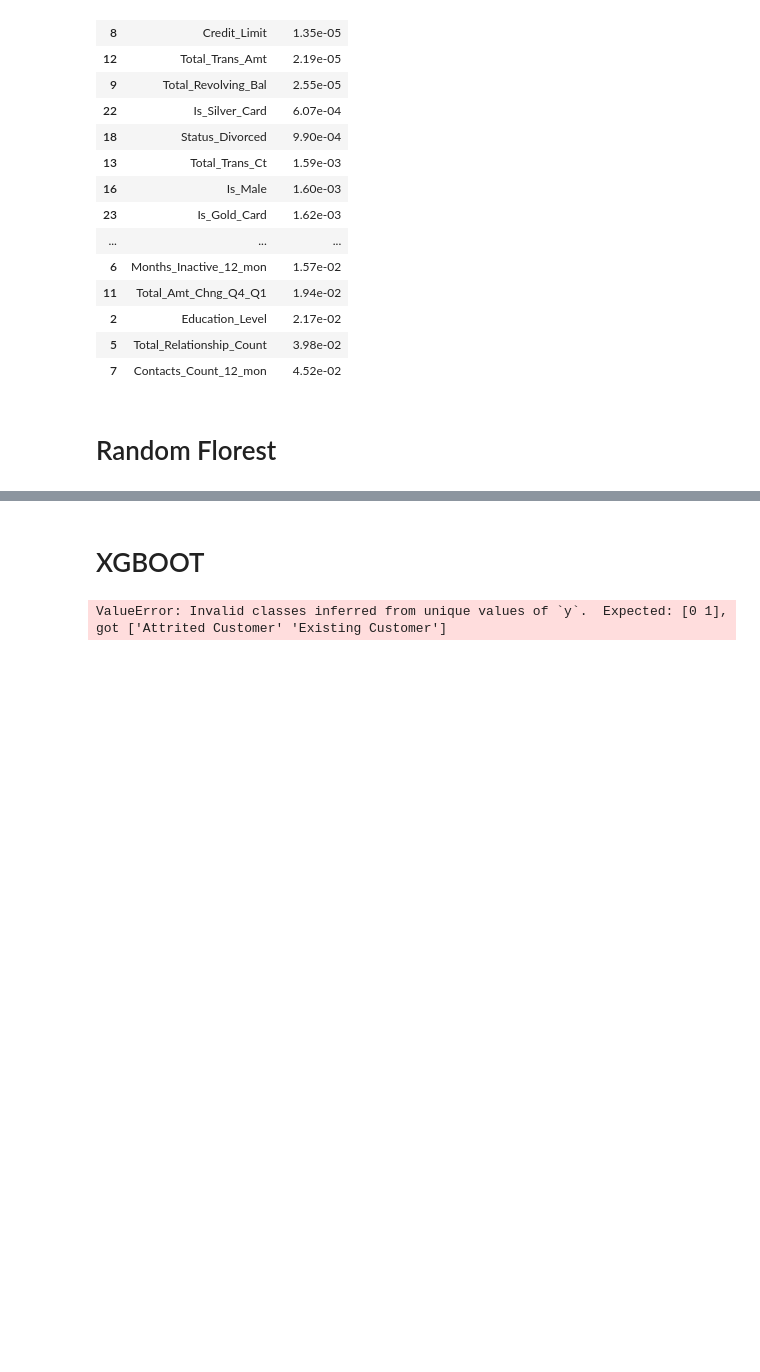
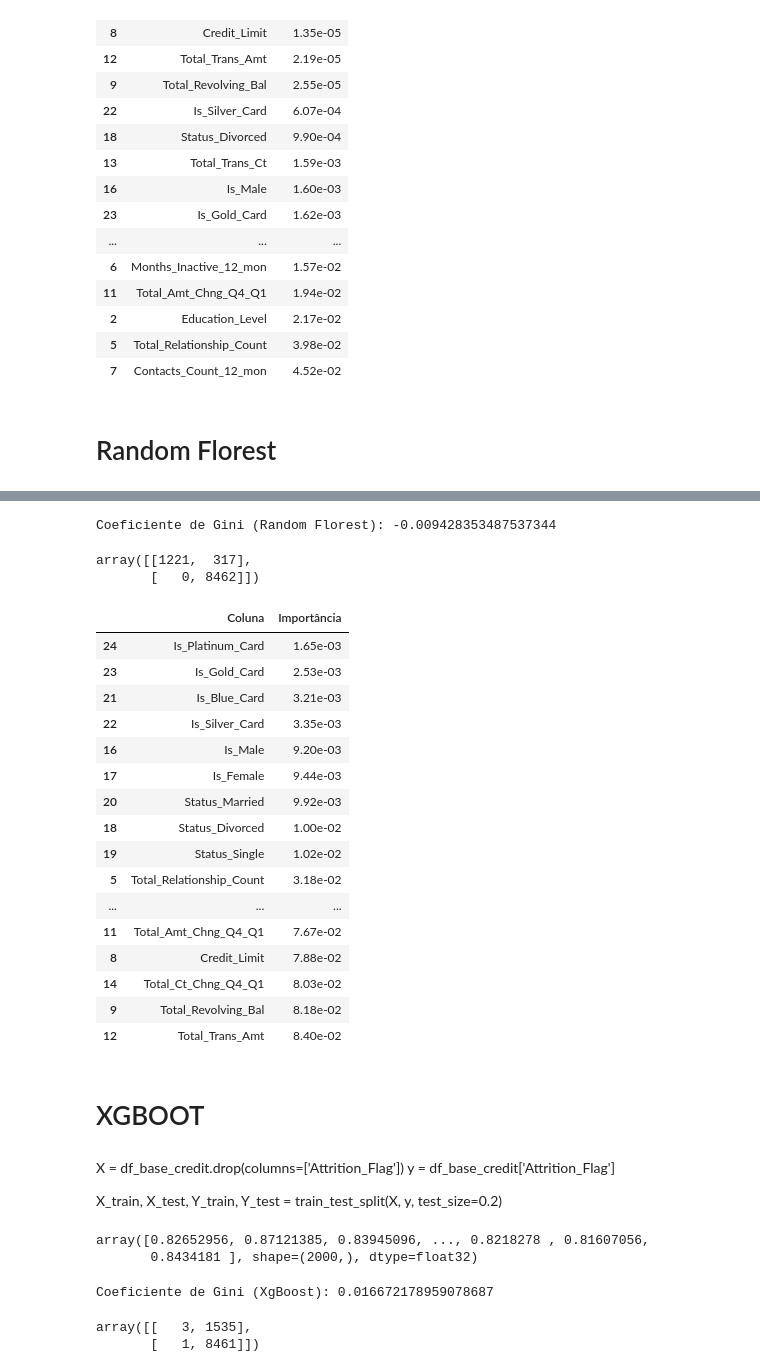
Before and after one commit to rpf991/Previsao_Churning_Clientes_Credito, a Jupyter notebook: notebooks/data_analysis.ipynb, the cells around one changed output, grey strips where cells are left out. Drawn from its saved outputs; the diff is of its cells as text; code cells hidden in the pictures; blank space fills up the shorter version.

Commit message:
randomflorest_xgboost

```diff
--- a/notebooks/data_analysis.ipynb
+++ b/notebooks/data_analysis.ipynb
@@ -260,11 +266,73 @@ array([0.78, 0.81, 0.84, ..., 0.84, 0.88, 0.74], shape=(3000,))
+# %%
+# Coeficiente de Gini
+
+auc = roc_auc_score(Y_test, prob_rf)
+
+gini_rf = 2 * auc - 1
+
+print(f'Coeficiente de Gini (Random Florest): {gini_rf}')
+# %% [output]
+Coeficiente de Gini (Random Florest): -0.009428353487537344
+# %%
+# Matriz de Confusão
+
+confusion_matrix(y, random_florest.predict(X))
+# %% [output]
+array([[1221,  317],
+       [   0, 8462]])
+# %%
+df_importancia = pd.DataFrame({
+    'Coluna': X_train.columns,
+    'Importância': random_florest.feature_importances_
+}).sort_values(by='Importância', ascending=True)
+
+df_importancia
+# %% [output]
+|  | Coluna | Importância |
+| 24 | Is_Platinum_Card | 1.65e-03 |
+| 23 | Is_Gold_Card | 2.53e-03 |
+| 21 | Is_Blue_Card | 3.21e-03 |
+| 22 | Is_Silver_Card | 3.35e-03 |
+| 16 | Is_Male | 9.20e-03 |
+| 17 | Is_Female | 9.44e-03 |
+| 20 | Status_Married | 9.92e-03 |
+| 18 | Status_Divorced | 1.00e-02 |
+| 19 | Status_Single | 1.02e-02 |
+| 5 | Total_Relationship_Count | 3.18e-02 |
+| ... | ... | ... |
+| 11 | Total_Amt_Chng_Q4_Q1 | 7.67e-02 |
+| 8 | Credit_Limit | 7.88e-02 |
+| 14 | Total_Ct_Chng_Q4_Q1 | 8.03e-02 |
+| 9 | Total_Revolving_Bal | 8.18e-02 |
+| 12 | Total_Trans_Amt | 8.40e-02 |
 # %% [markdown]
 # XGBOOT
+# %% [markdown]
+X = df_base_credit.drop(columns=['Attrition_Flag'])
+y = df_base_credit['Attrition_Flag']
+
+X_train, X_test, Y_train, Y_test = train_test_split(X, y, test_size=0.2)
 # %%
-#xgboot_classifier = xgb.XGBClassifier(n_estimators=100, max_depth=3, learning_rate=0.1)
+xgboot_classifier = xgb.XGBClassifier(n_estimators=100, max_depth=3, learning_rate=0.1)
 
-#xgboot_classifier.fit(X_train, Y_train)
+xgboot_classifier.fit(X_train, Y_train)
 
-#prob_xgb = xgboot_classifier.predict_proba(X_test)[:, 1]
-#prob_xgb
+prob_xgb = xgboot_classifier.predict_proba(X_test)[:, 1]
+prob_xgb
 # %% [output]
-ValueError: Invalid classes inferred from unique values of `y`.  Expected: [0 1], got ['Attrited Customer' 'Existing Customer']
+array([0.82652956, 0.87121385, 0.83945096, ..., 0.8218278 , 0.81607056,
+       0.8434181 ], shape=(2000,), dtype=float32)
+# %%
+# Coeficiente de Gini
+
+auc = roc_auc_score(Y_test, prob_xgb)
+gini_xgboot = 2 * auc - 1
+
+print(f'Coeficiente de Gini (XgBoost): {gini_xgboot}')
+# %% [output]
+Coeficiente de Gini (XgBoost): 0.016672178959078687
+# %%
+confusion_matrix(y, xgboot_classifier.predict(X))
+# %% [output]
+array([[   3, 1535],
+       [   1, 8461]])
```
Also changed, not shown: parts of 3 cells of this notebook.
